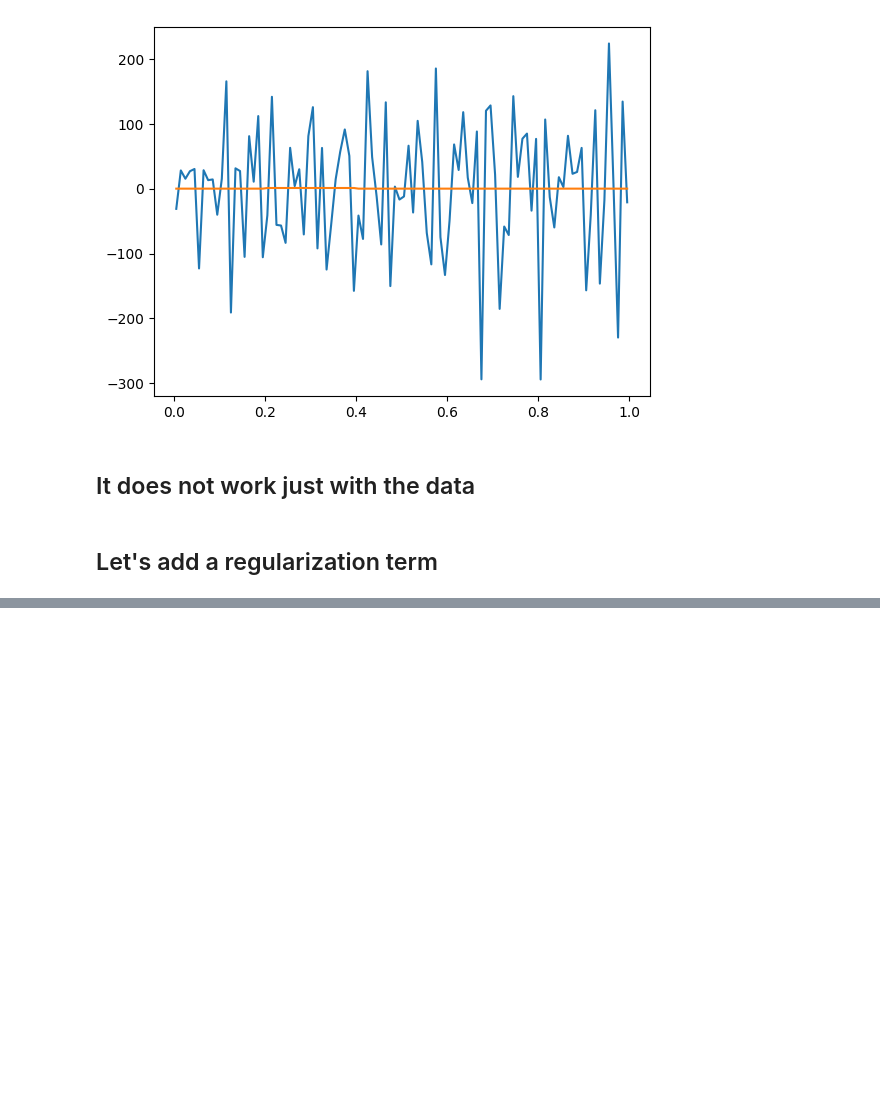
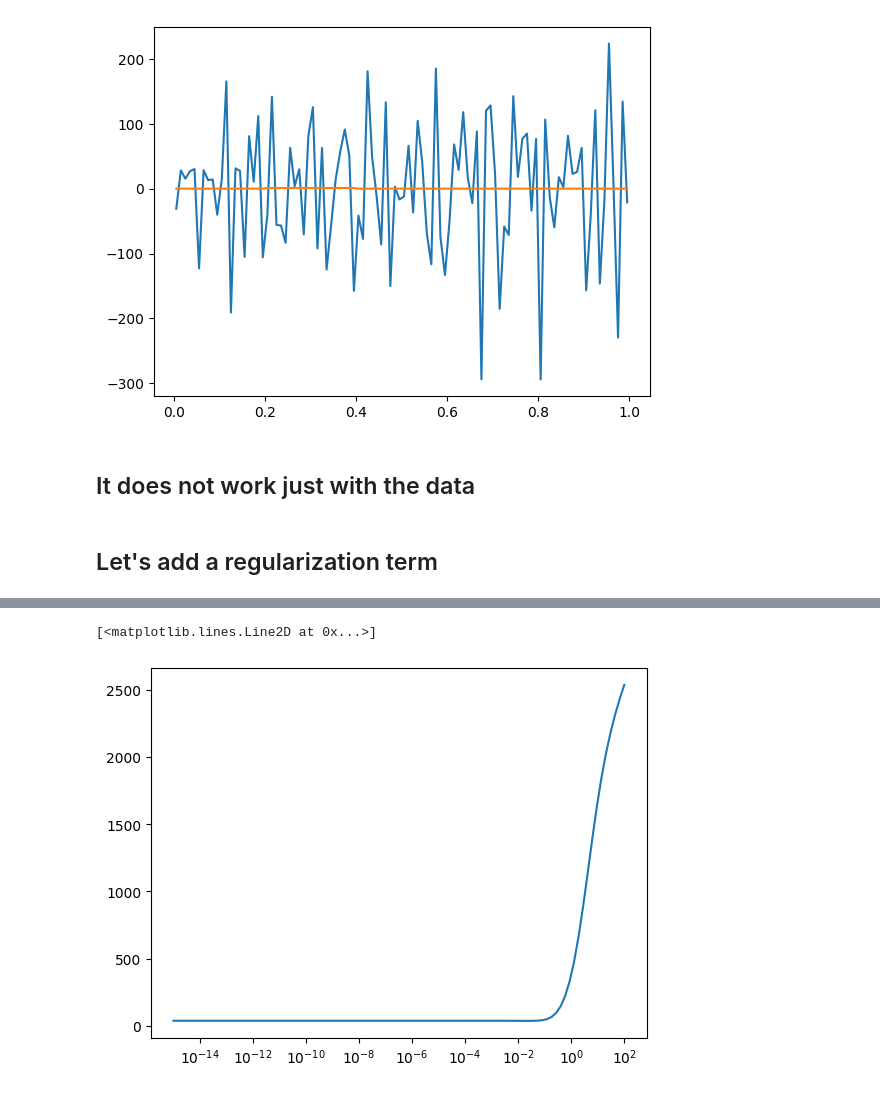
Before and after one commit to emgeolab/geol-4250, a Jupyter notebook: linear_inversion/linear_tikhonov.ipynb, the cells around one changed output, grey strips where cells are left out. Saved outputs shown, nothing was run; the diff lists cells and outputs as text; code cells hidden in the pictures; blank space fills up the shorter version.

```diff
--- a/linear_inversion/linear_tikhonov.ipynb
+++ b/linear_inversion/linear_tikhonov.ipynb
@@ -141,0 +166,5 @@ plt.plot(x_center, m)
+# %%
+plt.semilogx(betas, phi_ds)
+# %% [output]
+[<matplotlib.lines.Line2D at 0x...>]
+[figure, added]
```
Also changed, not shown: parts of 7 cells of this notebook.
